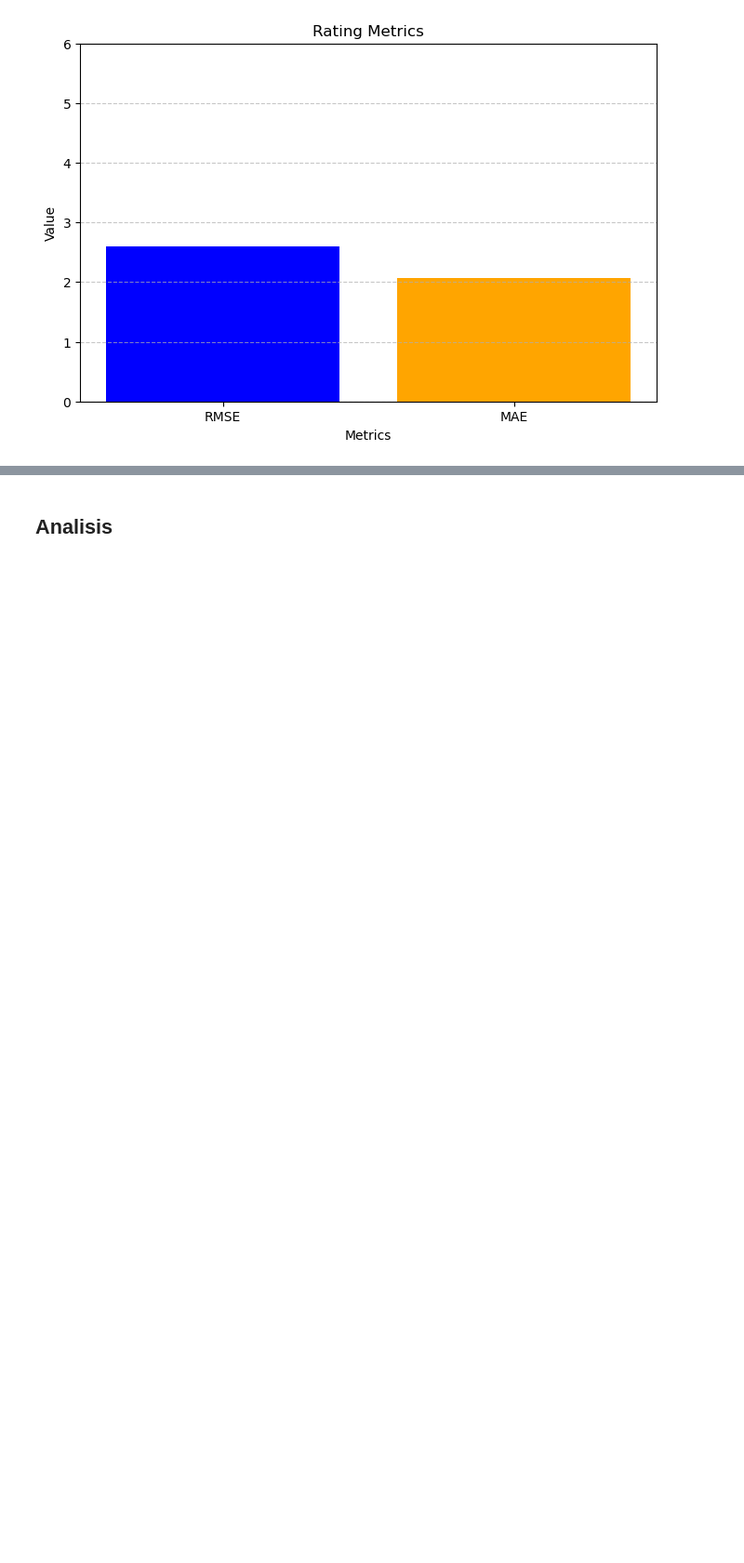
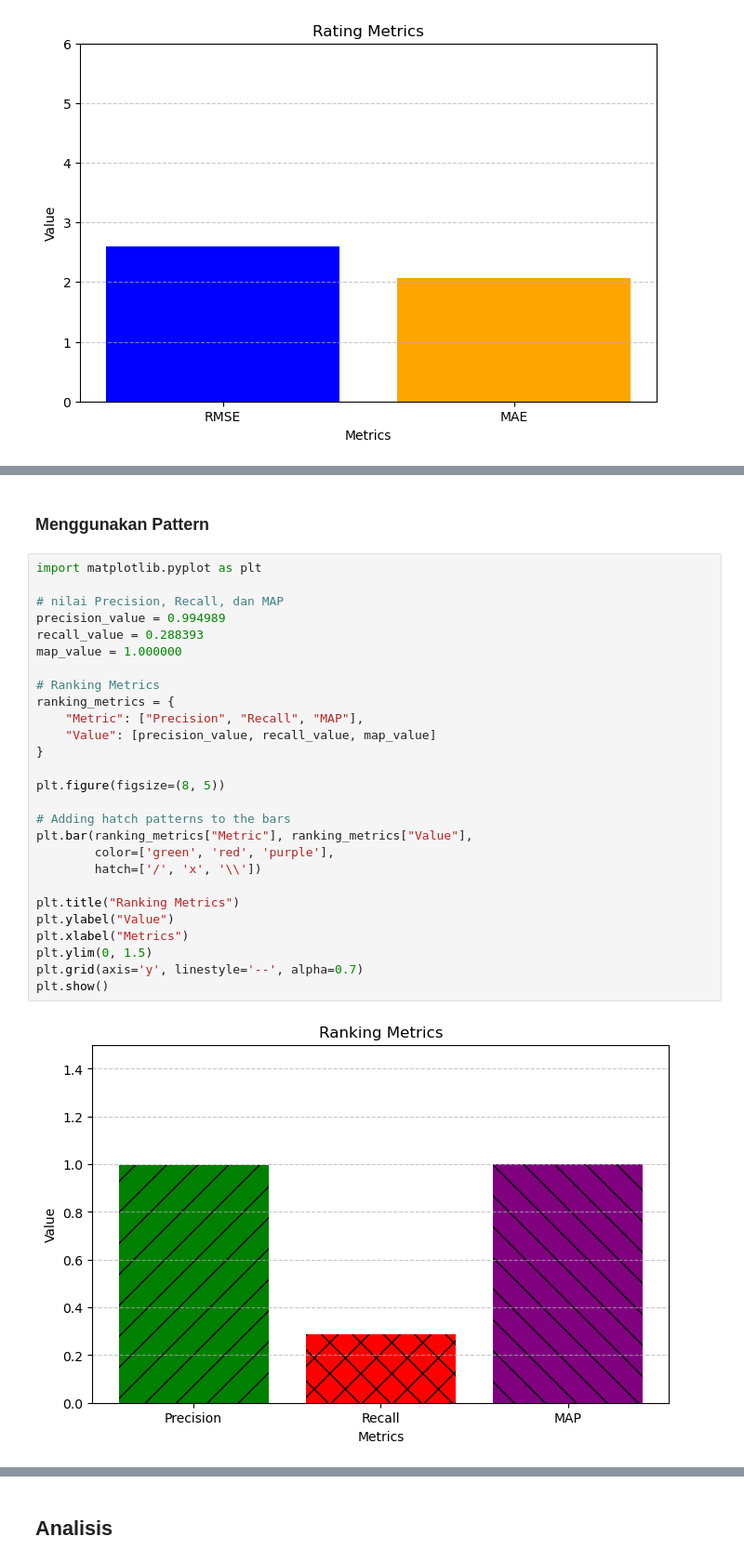
Before and after one commit to aldijeremysimamora/projecttobatourism-sisrek08, a Jupyter notebook: NMF/NMF - Group 8 .ipynb, the cells around one changed output, grey strips where cells are left out. Shown: that part at 93% size. Drawn from its saved outputs; the diff is of its cells as text; blank space fills up the shorter version.

```diff
--- a/NMF/Final NMF- Group 8 .ipynb
+++ b/NMF/NMF - Group 8 .ipynb
@@ -442,0 +469,31 @@ Kode di atas menghasilkan grafik batang untuk metrik **Precision**, **Recall**,
+# %% [markdown]
+### Menggunakan Pattern
+# %%
+import matplotlib.pyplot as plt
+
+# nilai Precision, Recall, dan MAP
+precision_value = 0.994989
+recall_value = 0.288393
+map_value = 1.000000
+
+# Ranking Metrics
+ranking_metrics = {
+    "Metric": ["Precision", "Recall", "MAP"],
+    "Value": [precision_value, recall_value, map_value]
+}
+
+plt.figure(figsize=(8, 5))
+
+# Adding hatch patterns to the bars
+plt.bar(ranking_metrics["Metric"], ranking_metrics["Value"],
+        color=['green', 'red', 'purple'],
+        hatch=['/', 'x', '\\'])
+
+plt.title("Ranking Metrics")
+plt.ylabel("Value")
+plt.xlabel("Metrics")
+plt.ylim(0, 1.5)
+plt.grid(axis='y', linestyle='--', alpha=0.7)
+plt.show()
+# %% [output]
+[figure, added]
```
Also changed, not shown: parts of 20 cells of this notebook.
